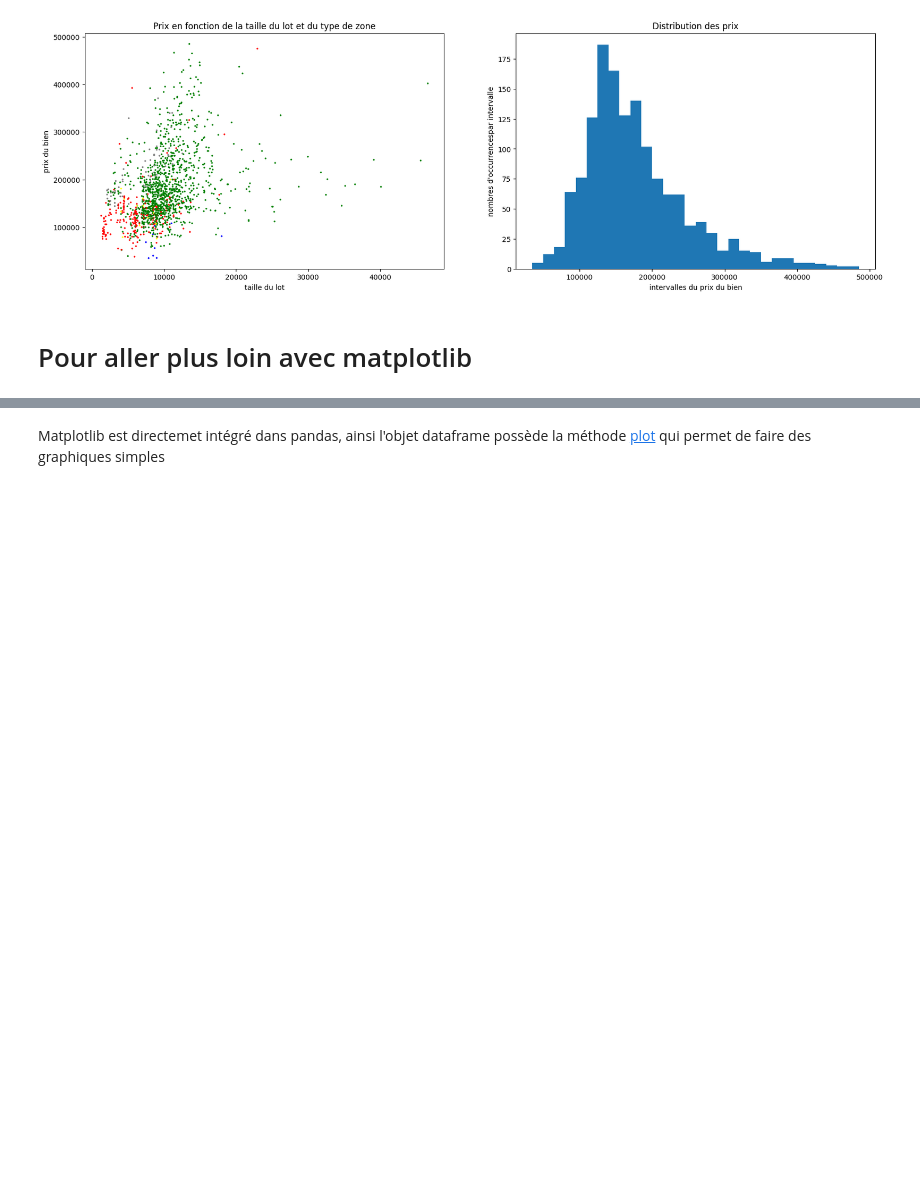
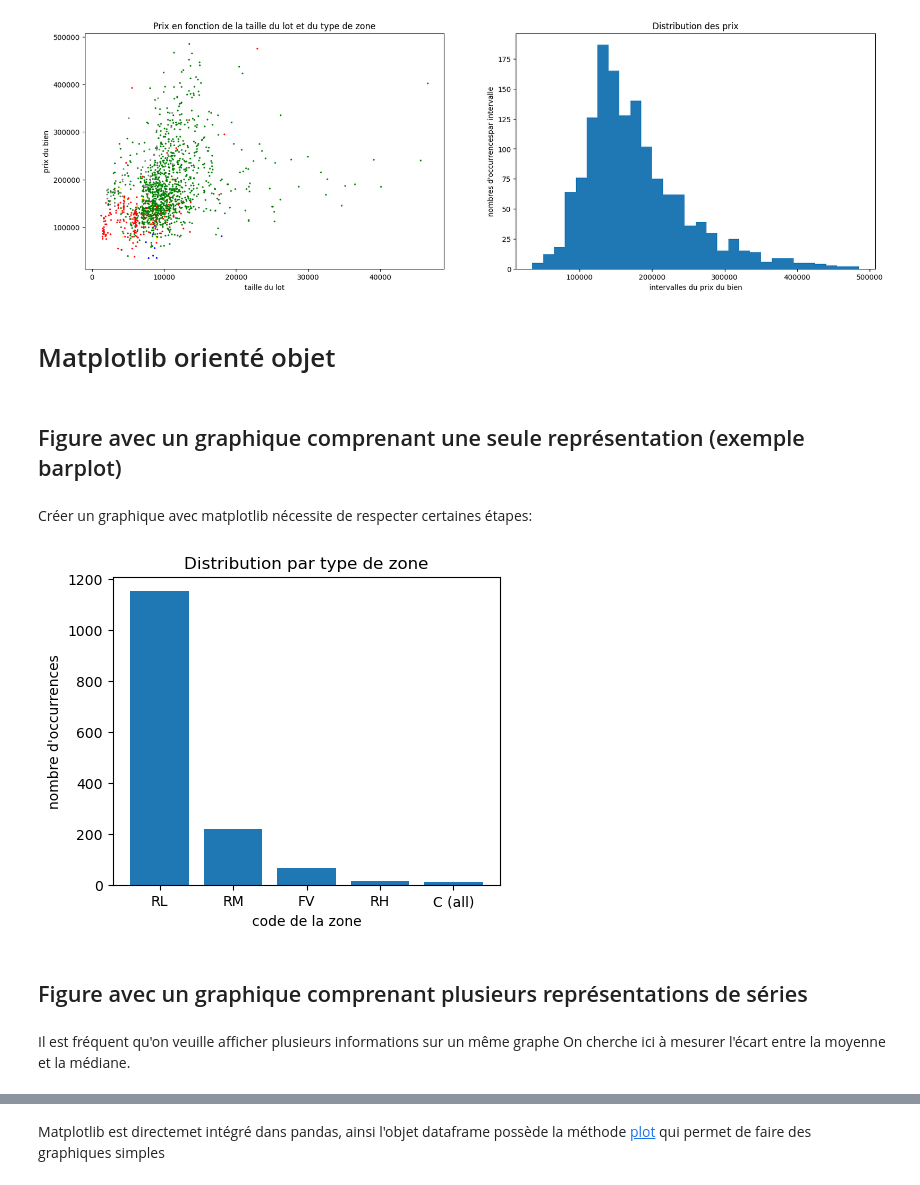
Before and after one commit to charles-42/DEV_IA_P3, a Jupyter notebook: Visualisation/6-1-matplotlib.ipynb, the cells around one changed output, grey strips where cells are left out. Cells and saved outputs as stored; diff of their text form; code cells hidden in the pictures; blank space fills up the shorter version.

```diff
--- a/Visualisation/6-1-matplotlib.ipynb
+++ b/Visualisation/6-1-matplotlib.ipynb
@@ -178,5 +177,36 @@ plt.ylabel("nombres d'occurrencespar intervalle")
 plt.show()
 # %% [output]
 [figure]
-# %% [markdown]
-# Pour aller plus loin avec matplotlib
+# %% [markdown]
+# Matplotlib orienté objet
+# %% [markdown]
+## Figure avec un graphique comprenant une seule représentation (exemple barplot)
+# %% [markdown]
+Créer un graphique avec matplotlib nécessite de respecter certaines étapes:
+# %%
+# On commence par instancier une figure et un axe.
+# De manière optionnelle, on peut ici préciser sa taille
+fig, ax = plt.subplots()
+fig.set_size_inches(5,4)
+
+
+# On définit ensuite le type de représentation souhaitée en fonction des données
+ax.bar(zone_count.index, zone_count.values)
+
+# On ajoute des titres à nos figures et à nos axes (optionnel mais conseillé)
+ax.set_title("Distribution par type de zone")
+ax.set_xlabel("code de la zone")
+ax.set_ylabel("nombre d'occurrences")
+
+# On peut si on veut enregistrer cette figure
+plt.savefig("figures/MsZoning_barplot.png")
+
+# On affiche notre graphe (optionnel sur les notebook)
+plt.show()
+# %% [output]
+[figure, added]
+# %% [markdown]
+## Figure avec un graphique comprenant plusieurs représentations de séries
+# %% [markdown]
+Il est fréquent qu'on veuille afficher plusieurs informations sur un même graphe
+On cherche ici à mesurer l'écart entre la moyenne et la médiane.
```
Also changed, not shown: parts of 27 cells of this notebook, 3 other files.
